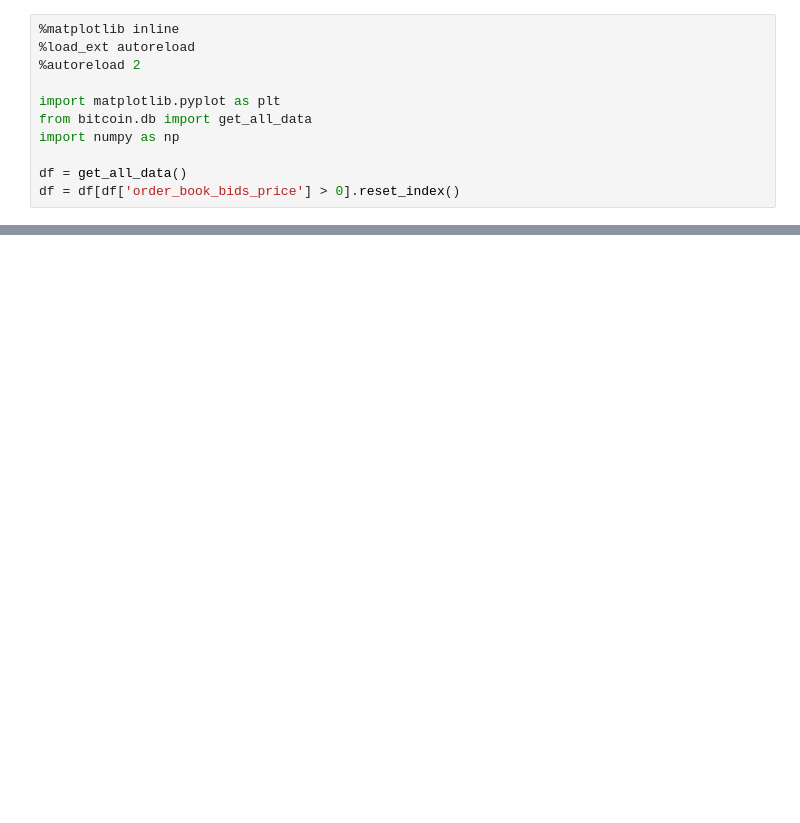
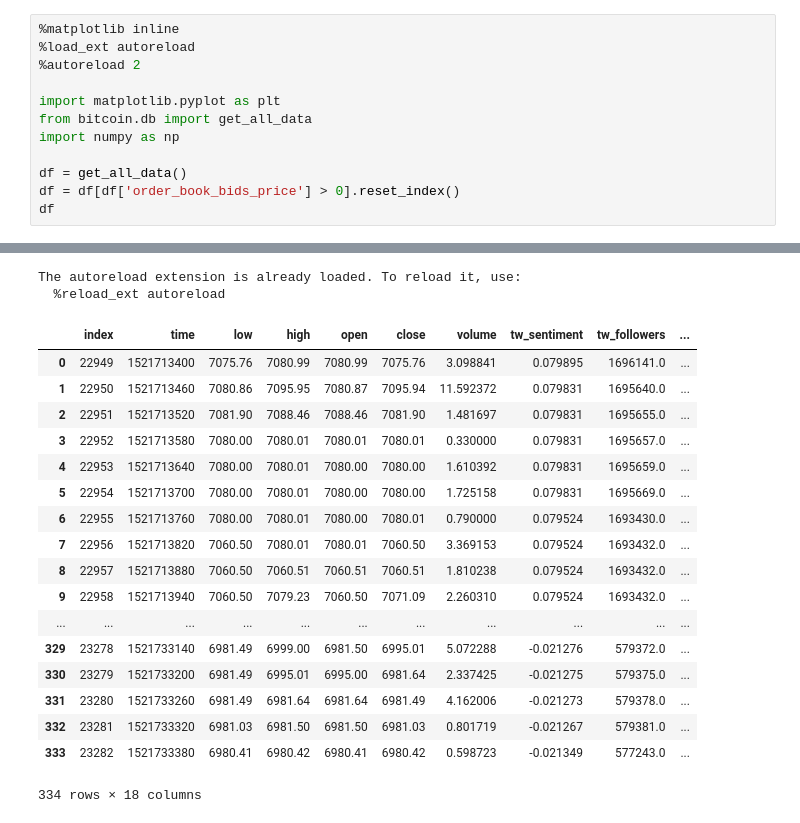
Before and after one commit to scristofari/bitcoin-challenge, a Jupyter notebook: BitCoin Challenge.ipynb, the cells around one changed output, grey strips where cells are left out. Drawn from its saved outputs; the diff is of its cells as text; blank space fills up the shorter version.

```diff
--- a/BitCoin Challenge.ipynb
+++ b/BitCoin Challenge.ipynb
@@ -9,4 +9,5 @@ import numpy as np
 
 df = get_all_data()
 df = df[df['order_book_bids_price'] > 0].reset_index()
+df
 # %% [output]
@@ -14,3 +15,23 @@ df = df[df['order_book_bids_price'] > 0].reset_index()
+The autoreload extension is already loaded. To reload it, use:
+  %reload_ext autoreload
+|  | index | time | low | high | open | close | volume | tw_sentiment | tw_followers | ... |
+| 0 | 22949 | 1521713400 | 7075.76 | 7080.99 | 7080.99 | 7075.76 | 3.098841 | 0.079895 | 1696141.0 | ... |
+| 1 | 22950 | 1521713460 | 7080.86 | 7095.95 | 7080.87 | 7095.94 | 11.592372 | 0.079831 | 1695640.0 | ... |
+| 2 | 22951 | 1521713520 | 7081.90 | 7088.46 | 7088.46 | 7081.90 | 1.481697 | 0.079831 | 1695655.0 | ... |
+| 3 | 22952 | 1521713580 | 7080.00 | 7080.01 | 7080.01 | 7080.01 | 0.330000 | 0.079831 | 1695657.0 | ... |
+| 4 | 22953 | 1521713640 | 7080.00 | 7080.01 | 7080.00 | 7080.00 | 1.610392 | 0.079831 | 1695659.0 | ... |
+| 5 | 22954 | 1521713700 | 7080.00 | 7080.01 | 7080.00 | 7080.00 | 1.725158 | 0.079831 | 1695669.0 | ... |
+| 6 | 22955 | 1521713760 | 7080.00 | 7080.01 | 7080.00 | 7080.01 | 0.790000 | 0.079524 | 1693430.0 | ... |
+| 7 | 22956 | 1521713820 | 7060.50 | 7080.01 | 7080.01 | 7060.50 | 3.369153 | 0.079524 | 1693432.0 | ... |
+| 8 | 22957 | 1521713880 | 7060.50 | 7060.51 | 7060.51 | 7060.51 | 1.810238 | 0.079524 | 1693432.0 | ... |
+| 9 | 22958 | 1521713940 | 7060.50 | 7079.23 | 7060.50 | 7071.09 | 2.260310 | 0.079524 | 1693432.0 | ... |
+| ... | ... | ... | ... | ... | ... | ... | ... | ... | ... | ... |
+| 329 | 23278 | 1521733140 | 6981.49 | 6999.00 | 6981.50 | 6995.01 | 5.072288 | -0.021276 | 579372.0 | ... |
+| 330 | 23279 | 1521733200 | 6981.49 | 6995.01 | 6995.00 | 6981.64 | 2.337425 | -0.021275 | 579375.0 | ... |
+| 331 | 23280 | 1521733260 | 6981.49 | 6981.64 | 6981.64 | 6981.49 | 4.162006 | -0.021273 | 579378.0 | ... |
+| 332 | 23281 | 1521733320 | 6981.03 | 6981.50 | 6981.50 | 6981.03 | 0.801719 | -0.021267 | 579381.0 | ... |
+| 333 | 23282 | 1521733380 | 6980.41 | 6980.42 | 6980.41 | 6980.42 | 0.598723 | -0.021349 | 577243.0 | ... |
+334 rows × 18 columns
 # %%
 df[df.isnull().any(axis=1)]
 # %% [output]
```
Also changed, not shown: parts of 14 cells of this notebook, 7 other files.
